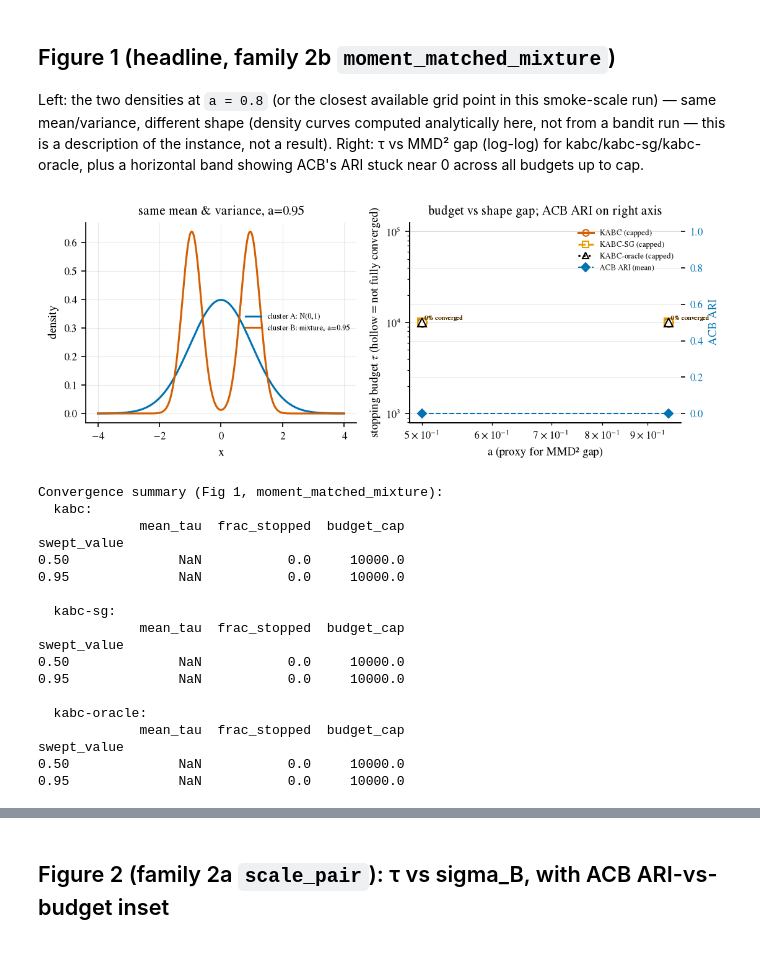
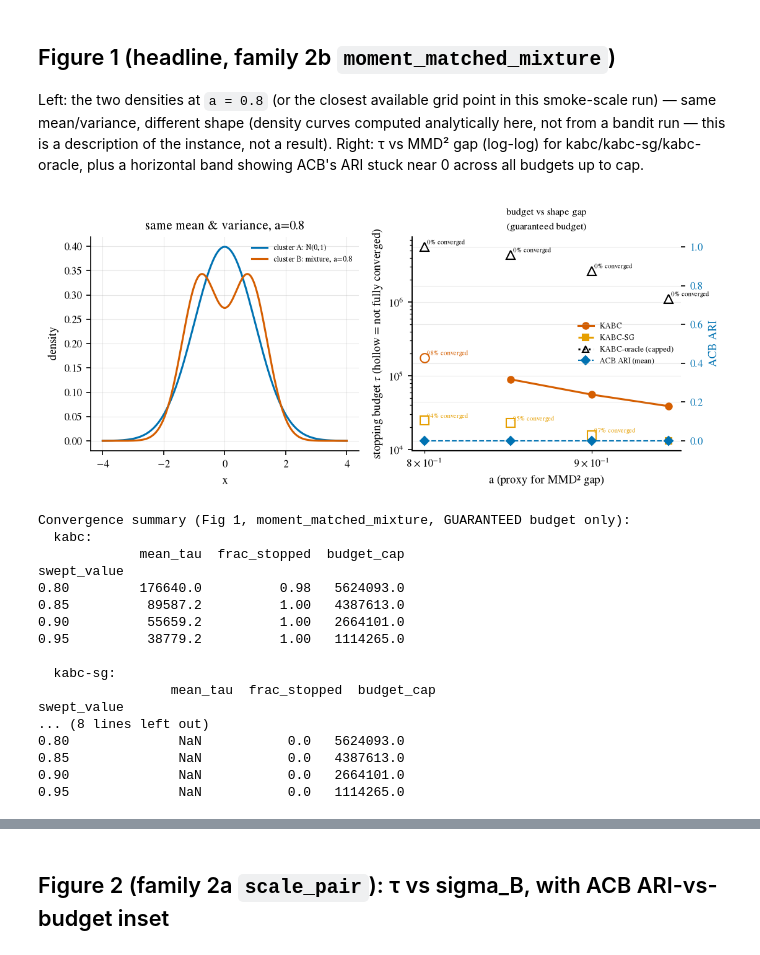
Before and after one commit to gdebarghya/kernel-active-bandit, a Jupyter notebook: notebooks/02_same_mean_shapes.ipynb, the cells around one changed output, grey strips where cells are left out. Drawn from its saved outputs; the diff is of its cells as text; code cells hidden in the pictures.

```diff
--- a/notebooks/02_same_mean_shapes.ipynb
+++ b/notebooks/02_same_mean_shapes.ipynb
@@ -40,5 +45,18 @@ if not RESULTS_PATH.exists():
 df = pd.read_parquet(RESULTS_PATH)
 print(f"loaded {len(df)} rows from {RESULTS_PATH}")
 print("families present:", sorted(df['family'].unique()))
+
+# Split by budget_multiplier -- some families (moment_matched_mixture) have
+# DIFFERENT swept_value coverage per multiplier (a in {0.8,0.85,0.9,0.95} at
+# 1.0x "guaranteed budget"; a in {0.5,...,0.95} at 0.25x "restricted
+# budget" -- see configs/exp2.yaml). Grouping by swept_value alone (an
+# earlier version of this notebook did exactly that) silently BLENDS the
+# two regimes together wherever both exist for the same a -- e.g. kabc's
+# reported "98% stopped" at a=0.8 was actually an average across 500
+# full-budget reps and 500 restricted-budget reps, not a clean read of
+# either. df_full/df_restricted mirrors notebook 01's convention so every
+# figure below explicitly picks one regime, never an unlabeled blend.
+df_full = df[df["budget_multiplier"] == 1.0].copy()
+df_restricted = df[df["budget_multiplier"] == 0.25].copy()
 df.head()
 # %% [output]
@@ -63,7 +146,7 @@ kabc/kabc-sg/kabc-oracle, plus a horizontal band showing ACB's ARI stuck near
 # %%
 from scipy.stats import norm
 
-mm_df = df[df["family"] == "moment_matched_mixture"].copy()
+mm_df = df_full[df_full["family"] == "moment_matched_mixture"].copy()
 target_a = 0.8
 a_values = sorted(mm_df["swept_value"].unique())
 plot_a = min(a_values, key=lambda a: abs(a - target_a))
@@ -109,7 +192,7 @@ def plot_tau_with_capping(ax, sub_df, algo, x_col="swept_value"):
     return summ
 
 
-fig, axes = plt.subplots(1, 2, figsize=(7.5, 3))
+fig, axes = plt.subplots(1, 2, figsize=(7.5, 3.3))
 
 ax = axes[0]
 x = np.linspace(-4, 4, 400)
@@ -131,56 +214,55 @@ ax.set_xscale("log")
 ax.set_yscale("log")
 ax.set_xlabel("a (proxy for MMD² gap)")
 ax.set_ylabel(r"stopping budget $\tau$ (hollow = not fully converged)")
-ax.set_title("budget vs shape gap; ACB ARI on right axis")
+ax.set_title("budget vs shape gap\n(guaranteed budget)", fontsize=7.5)
 
 if "acb" in mm_df["algorithm"].unique():
     # ACB's ARI lives on [0,1], budget tau lives on a log scale spanning
     # orders of magnitude -- an earlier version plotted ACB's ARI band via
     # axhspan directly on the tau axis (mislabeled "(right axis)" without
     # ever creating one), which either rendered invisibly (ARI values near
     # 0 vanish against a 10^3-10^5 y-range) or was meaningless regardless of
     # value. A genuine twin axis fixes both: correct scale, and a real
     # visible marker/line even when ACB's ARI is flat (e.g. exactly 0 at
     # every grid point, the expected "mean-blind" result for this family).
     acb_by_a = mm_df[mm_df["algorithm"] == "acb"].groupby("swept_value")["ari"].agg(["mean", "min", "max"]).sort_index()
     ax2 = ax.twinx()
     ax2.plot(acb_by_a.index, acb_by_a["mean"], color=ALGO_COLORS["acb"], marker="D",
               markersize=5, linestyle="--", linewidth=1, label="ACB ARI (mean)")
     if (acb_by_a["max"] - acb_by_a["min"]).max() > 1e-9:
         ax2.fill_between(acb_by_a.index, acb_by_a["min"], acb_by_a["max"], color=ALGO_COLORS["acb"], alpha=0.15)
     ax2.set_ylim(-0.05, 1.05)
     ax2.set_ylabel("ACB ARI", color=ALGO_COLORS["acb"])
     ax2.tick_params(axis="y", labelcolor=ALGO_COLORS["acb"])
     lines1, labels1 = ax.get_legend_handles_labels()
     lines2, labels2 = ax2.get_legend_handles_labels()
-    ax.legend(lines1 + lines2, labels1 + labels2, fontsize=6, frameon=False, loc="upper right")
+    ax.legend(lines1 + lines2, labels1 + labels2, fontsize=6, frameon=False, loc="center right")
 else:
     ax.legend(fontsize=6, frameon=False)
 
 fig.tight_layout()
 savefig(fig, "exp2_fig1_moment_matched_headline", fig_dir="../results/figures")
 plt.show()
 
-print("Convergence summary (Fig 1, moment_matched_mixture):")
+print("Convergence summary (Fig 1, moment_matched_mixture, GUARANTEED budget only):")
 for algo, summ in mm_tau_summaries.items():
     print(f"  {algo}: \n{summ}\n")
 # %% [output]
-[figure, old version]
+[figure, new version]
-Convergence summary (Fig 1, moment_matched_mixture):
+Convergence summary (Fig 1, moment_matched_mixture, GUARANTEED budget only):
   kabc:
              mean_tau  frac_stopped  budget_cap
 swept_value
-0.50              NaN           0.0     10000.0
-0.95              NaN           0.0     10000.0
+0.80         176640.0          0.98   5624093.0
+0.85          89587.2          1.00   4387613.0
+0.90          55659.2          1.00   2664101.0
+0.95          38779.2          1.00   1114265.0
 
   kabc-sg:
-             mean_tau  frac_stopped  budget_cap
+                 mean_tau  frac_stopped  budget_cap
 swept_value
-0.50              NaN           0.0     10000.0
-0.95              NaN           0.0     10000.0
-
-  kabc-oracle:
-             mean_tau  frac_stopped  budget_cap
-swept_value
-0.50              NaN           0.0     10000.0
-0.95              NaN           0.0     10000.0
+... (8 lines left out)
+0.80              NaN           0.0   5624093.0
+0.85              NaN           0.0   4387613.0
+0.90              NaN           0.0   2664101.0
+0.95              NaN           0.0   1114265.0
```
Also changed, not shown: parts of 12 cells of this notebook, 15 other files.
